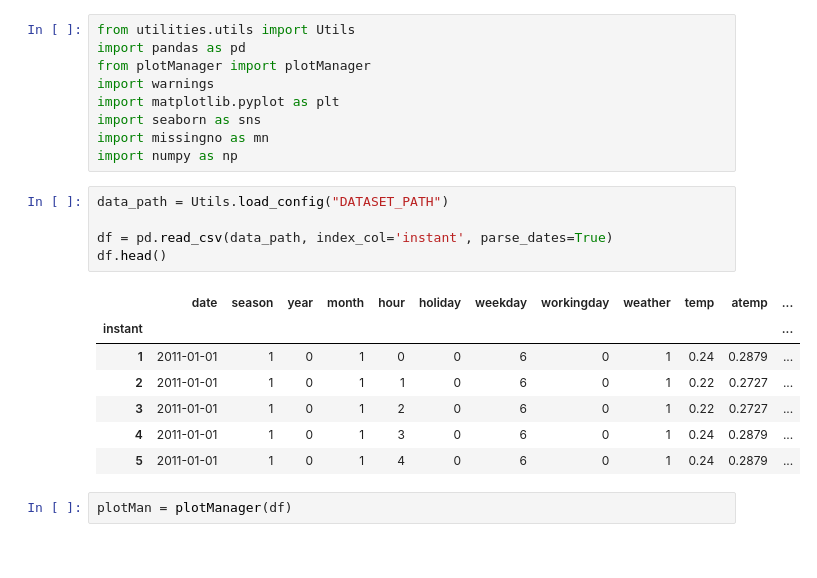
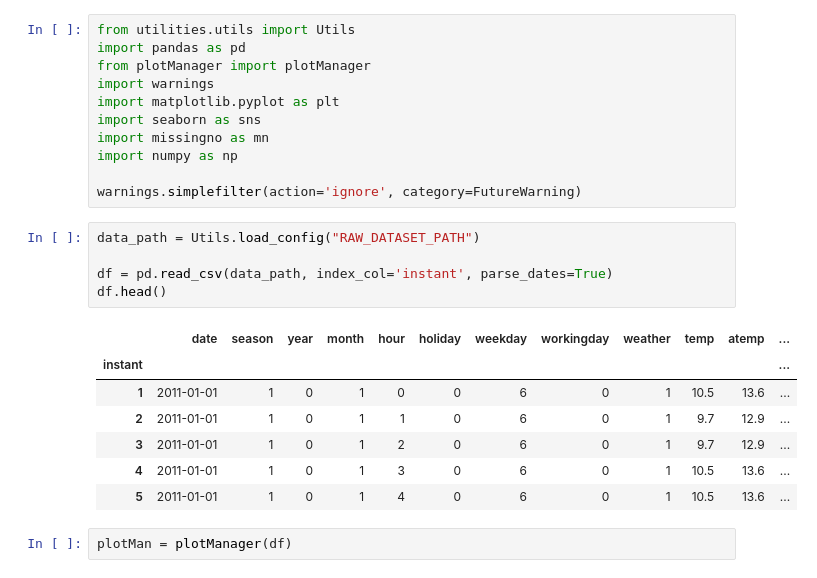
Before and after one commit to enricollen/bike-rental-demand-prediction, a Jupyter notebook: data_analysis.ipynb, the cells around one changed output. Saved outputs shown, nothing was run; the diff lists cells and outputs as text.

```diff
--- a/data_analysis.ipynb
+++ b/data_analysis.ipynb
@@ -7,19 +7,21 @@ import matplotlib.pyplot as plt
 import seaborn as sns
 import missingno as mn
 import numpy as np
+
+warnings.simplefilter(action='ignore', category=FutureWarning)
 # %%
-data_path = Utils.load_config("DATASET_PATH")
+data_path = Utils.load_config("RAW_DATASET_PATH")
 
 df = pd.read_csv(data_path, index_col='instant', parse_dates=True)
 df.head()
 # %% [output]
 |  | date | season | year | month | hour | holiday | weekday | workingday | weather | temp | atemp | ... |
 | instant |  |  |  |  |  |  |  |  |  |  |  | ... |
-| 1 | 2011-01-01 | 1 | 0 | 1 | 0 | 0 | 6 | 0 | 1 | 0.24 | 0.2879 | ... |
-| 2 | 2011-01-01 | 1 | 0 | 1 | 1 | 0 | 6 | 0 | 1 | 0.22 | 0.2727 | ... |
-| 3 | 2011-01-01 | 1 | 0 | 1 | 2 | 0 | 6 | 0 | 1 | 0.22 | 0.2727 | ... |
-| 4 | 2011-01-01 | 1 | 0 | 1 | 3 | 0 | 6 | 0 | 1 | 0.24 | 0.2879 | ... |
-| 5 | 2011-01-01 | 1 | 0 | 1 | 4 | 0 | 6 | 0 | 1 | 0.24 | 0.2879 | ... |
+| 1 | 2011-01-01 | 1 | 0 | 1 | 0 | 0 | 6 | 0 | 1 | 10.5 | 13.6 | ... |
+| 2 | 2011-01-01 | 1 | 0 | 1 | 1 | 0 | 6 | 0 | 1 | 9.7 | 12.9 | ... |
+| 3 | 2011-01-01 | 1 | 0 | 1 | 2 | 0 | 6 | 0 | 1 | 9.7 | 12.9 | ... |
+| 4 | 2011-01-01 | 1 | 0 | 1 | 3 | 0 | 6 | 0 | 1 | 10.5 | 13.6 | ... |
+| 5 | 2011-01-01 | 1 | 0 | 1 | 4 | 0 | 6 | 0 | 1 | 10.5 | 13.6 | ... |
 # %%
 plotMan = plotManager(df)
 # %% [markdown]
```
Also changed, not shown: parts of 10 cells of this notebook, 2 other files.
